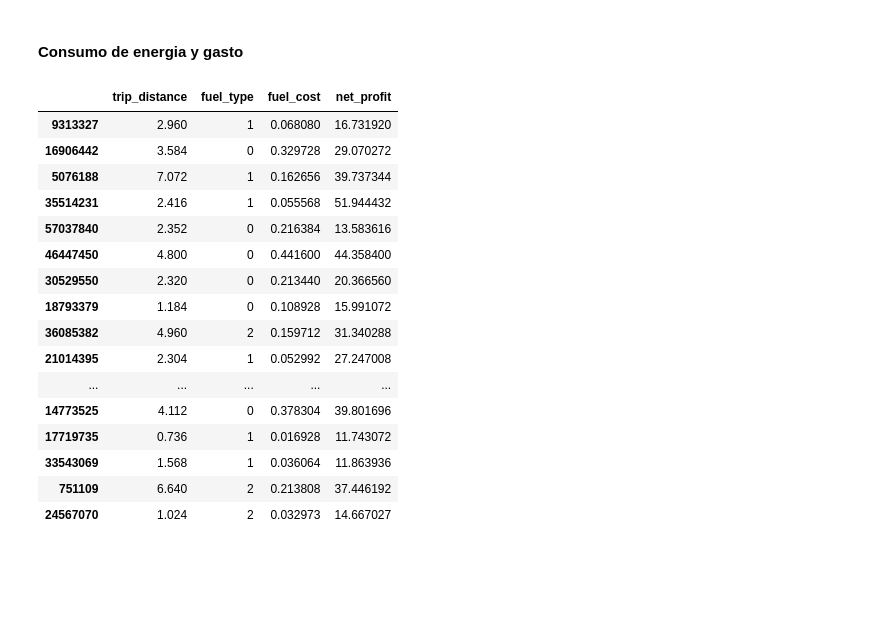
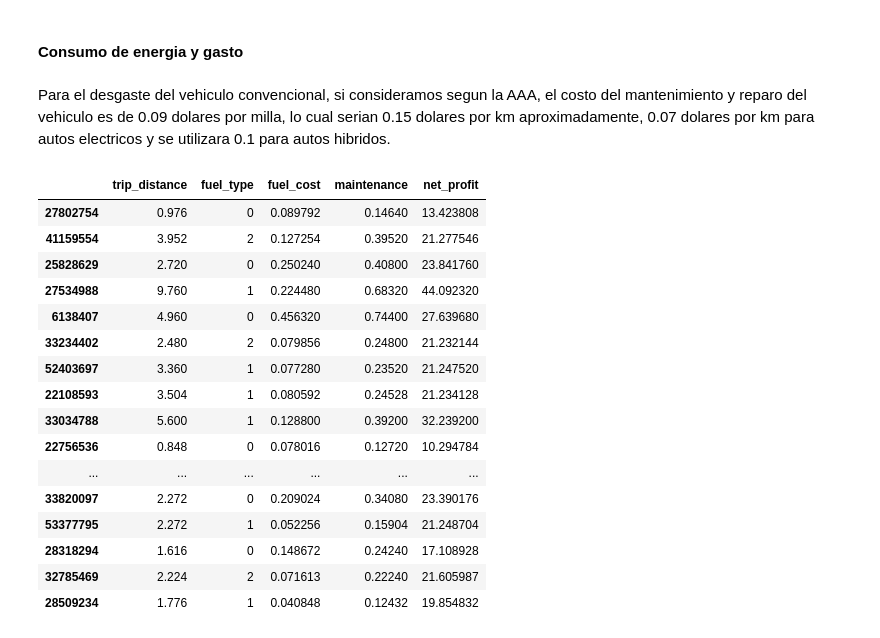
Before and after one commit to Pableren/Cab_Data_Cruise, a Jupyter notebook: Etl.ipynb, the cells around one changed output. Cells and saved outputs as stored; diff of their text form; code cells hidden in the pictures; blank space fills up the shorter version.

Commit message:
mantenimiento col

```diff
--- a/Etl.ipynb
+++ b/Etl.ipynb
@@ -491,27 +491,39 @@ taxis['energy_consumption'] = np.where(
         taxis['trip_distance'] * 0.035  # Cálculo para otros casos, como fuel_type == 2
     )
 )
+# %% [markdown]
+Para el desgaste del vehiculo convencional, si consideramos segun la AAA, el costo del mantenimiento y reparo del vehiculo es de 0.09 dolares por milla, lo cual serian 0.15 dolares por km aproximadamente, 0.07 dolares por km para autos electricos y se utilizara 0.1 para autos hibridos.
+# %%
+taxis['maintenance'] = np.where(
+    taxis['fuel_type'] == 0,  # Condición para fuel_type == 0
+    taxis['trip_distance'] * 0.15,
+    np.where(
+        taxis['fuel_type'] == 1,  # Condición para fuel_type == 1
+        taxis['trip_distance'] * 0.07,
+        taxis['trip_distance'] * 0.1
+    )
+)
 # %%
-#taxis["fuel_cost"] = taxis["energy_consumption"]*0.92
-#taxis["net_profit"] = taxis["total_price"]-taxis["fuel_cost"]
+taxis["fuel_cost"] = taxis["energy_consumption"]*0.92
+taxis["net_profit"] = taxis["total_price"]-taxis["fuel_cost"]-taxis["maintenance"]
 # %%
-taxis[["trip_distance","fuel_type","fuel_cost","net_profit"]].sample(20)
+taxis[["trip_distance","fuel_type","fuel_cost","maintenance","net_profit"]].sample(20)
 # %% [output]
-|  | trip_distance | fuel_type | fuel_cost | net_profit |
-| 9313327 | 2.960 | 1 | 0.068080 | 16.731920 |
-| 16906442 | 3.584 | 0 | 0.329728 | 29.070272 |
-| 5076188 | 7.072 | 1 | 0.162656 | 39.737344 |
-| 35514231 | 2.416 | 1 | 0.055568 | 51.944432 |
-| 57037840 | 2.352 | 0 | 0.216384 | 13.583616 |
-| 46447450 | 4.800 | 0 | 0.441600 | 44.358400 |
-| 30529550 | 2.320 | 0 | 0.213440 | 20.366560 |
-| 18793379 | 1.184 | 0 | 0.108928 | 15.991072 |
-| 36085382 | 4.960 | 2 | 0.159712 | 31.340288 |
-| 21014395 | 2.304 | 1 | 0.052992 | 27.247008 |
-| ... | ... | ... | ... | ... |
-| 14773525 | 4.112 | 0 | 0.378304 | 39.801696 |
-| 17719735 | 0.736 | 1 | 0.016928 | 11.743072 |
-| 33543069 | 1.568 | 1 | 0.036064 | 11.863936 |
-| 751109 | 6.640 | 2 | 0.213808 | 37.446192 |
-| 24567070 | 1.024 | 2 | 0.032973 | 14.667027 |
+|  | trip_distance | fuel_type | fuel_cost | maintenance | net_profit |
+| 27802754 | 0.976 | 0 | 0.089792 | 0.14640 | 13.423808 |
+| 41159554 | 3.952 | 2 | 0.127254 | 0.39520 | 21.277546 |
+| 25828629 | 2.720 | 0 | 0.250240 | 0.40800 | 23.841760 |
+| 27534988 | 9.760 | 1 | 0.224480 | 0.68320 | 44.092320 |
+| 6138407 | 4.960 | 0 | 0.456320 | 0.74400 | 27.639680 |
+| 33234402 | 2.480 | 2 | 0.079856 | 0.24800 | 21.232144 |
+| 52403697 | 3.360 | 1 | 0.077280 | 0.23520 | 21.247520 |
+| 22108593 | 3.504 | 1 | 0.080592 | 0.24528 | 21.234128 |
+| 33034788 | 5.600 | 1 | 0.128800 | 0.39200 | 32.239200 |
+| 22756536 | 0.848 | 0 | 0.078016 | 0.12720 | 10.294784 |
+| ... | ... | ... | ... | ... | ... |
+| 33820097 | 2.272 | 0 | 0.209024 | 0.34080 | 23.390176 |
+| 53377795 | 2.272 | 1 | 0.052256 | 0.15904 | 21.248704 |
+| 28318294 | 1.616 | 0 | 0.148672 | 0.24240 | 17.108928 |
+| 32785469 | 2.224 | 2 | 0.071613 | 0.22240 | 21.605987 |
+| 28509234 | 1.776 | 1 | 0.040848 | 0.12432 | 19.854832 |
 # %%
```
Also changed, not shown: parts of 3 cells of this notebook.
